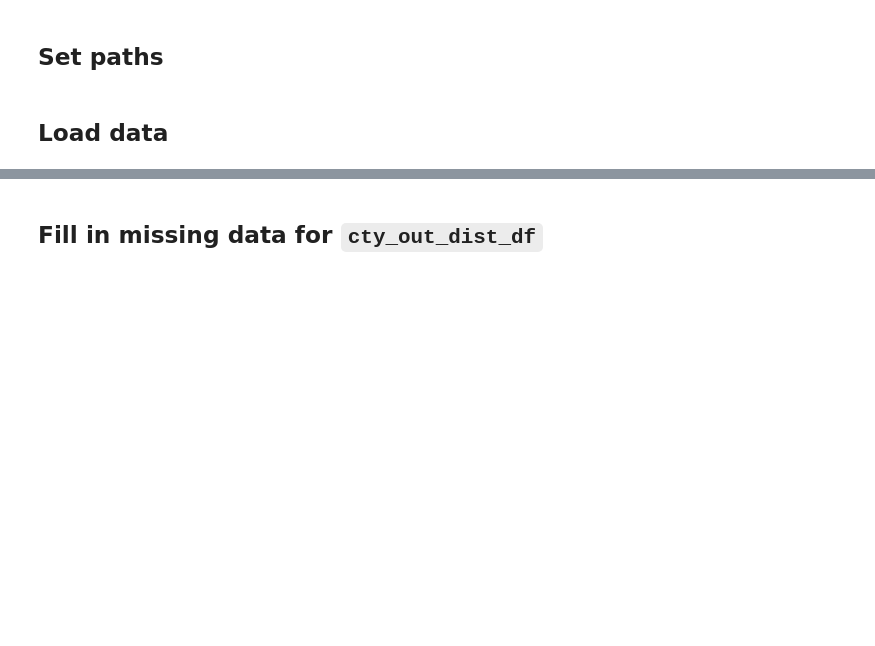
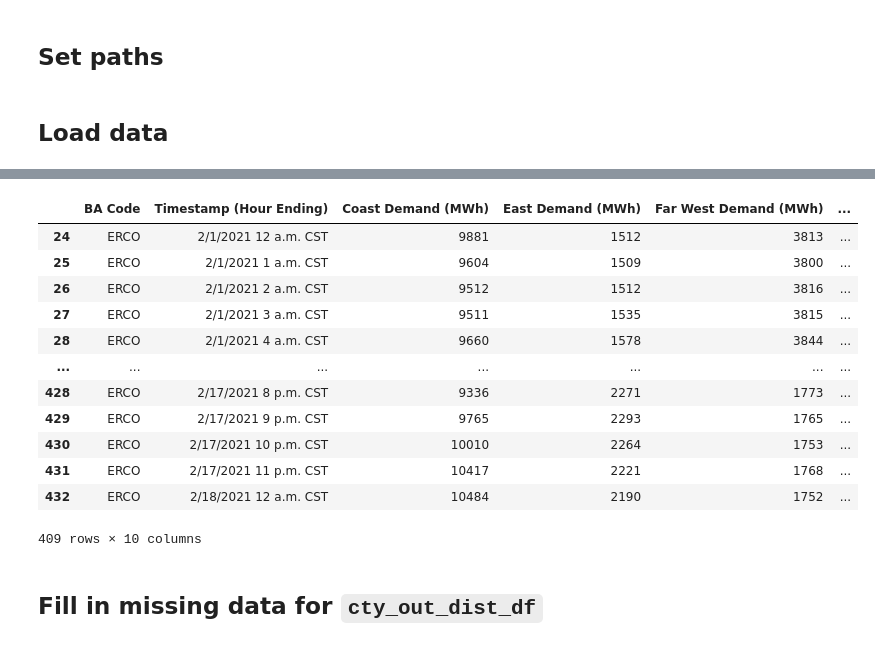
Before and after one commit to samgdotson/energy-lab, a Jupyter notebook: 2021-TX-Power-Outage/notebooks/code-replicate.ipynb, the cells around one changed output, grey strips where cells are left out. Cells and saved outputs as stored; diff of their text form; code cells hidden in the pictures; blank space fills up the shorter version.

```diff
--- a/2021-TX-Power-Outage/notebooks/code-replicate.ipynb
+++ b/2021-TX-Power-Outage/notebooks/code-replicate.ipynb
@@ -106,3 +139,19 @@ def read_county_df(path):
+# %%
+pd.read_csv(load_path)[24:]
+# %% [output]
+|  | BA Code | Timestamp (Hour Ending) | Coast Demand (MWh) | East Demand (MWh) | Far West Demand (MWh) | ... |
+| 24 | ERCO | 2/1/2021 12 a.m. CST | 9881 | 1512 | 3813 | ... |
+| 25 | ERCO | 2/1/2021 1 a.m. CST | 9604 | 1509 | 3800 | ... |
+| 26 | ERCO | 2/1/2021 2 a.m. CST | 9512 | 1512 | 3816 | ... |
+| 27 | ERCO | 2/1/2021 3 a.m. CST | 9511 | 1535 | 3815 | ... |
+| 28 | ERCO | 2/1/2021 4 a.m. CST | 9660 | 1578 | 3844 | ... |
+| ... | ... | ... | ... | ... | ... | ... |
+| 428 | ERCO | 2/17/2021 8 p.m. CST | 9336 | 2271 | 1773 | ... |
+| 429 | ERCO | 2/17/2021 9 p.m. CST | 9765 | 2293 | 1765 | ... |
+| 430 | ERCO | 2/17/2021 10 p.m. CST | 10010 | 2264 | 1753 | ... |
+| 431 | ERCO | 2/17/2021 11 p.m. CST | 10417 | 2221 | 1768 | ... |
+| 432 | ERCO | 2/18/2021 12 a.m. CST | 10484 | 2190 | 1752 | ... |
+409 rows × 10 columns
 # %%
 # Read the data into a Pandas DataFrame
 gen_df = read_ercot_csv(gen_path)
```
Also changed, not shown: parts of 12 cells of this notebook.
